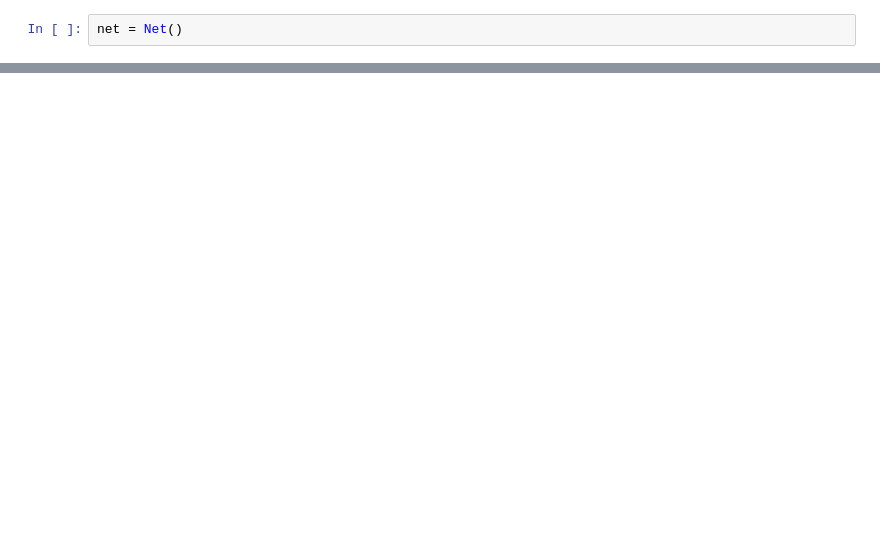
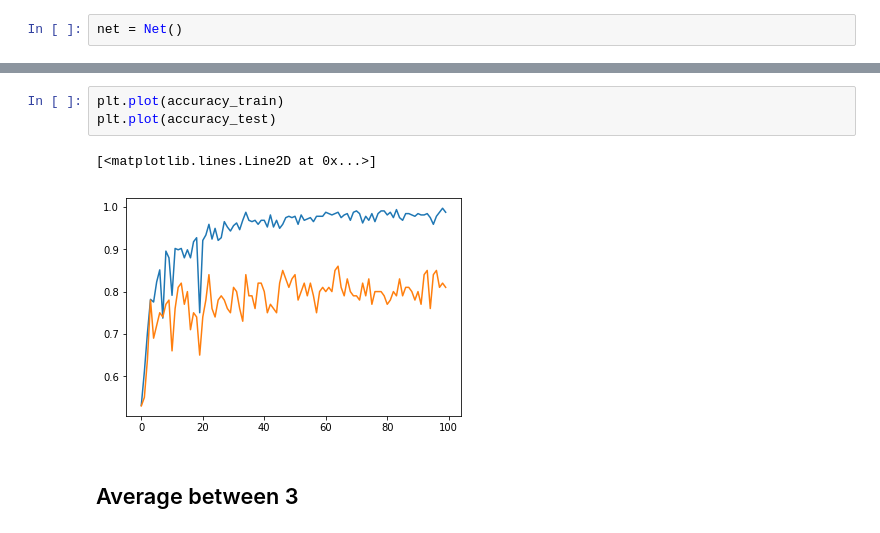
Before and after one commit to F-Salehi/Deep_Net_mini_project, a Jupyter notebook: CNN.ipynb, the cells around one changed output, grey strips where cells are left out. Cells and saved outputs as stored; diff of their text form; blank space fills up the shorter version.

```diff
--- a/CNN.ipynb
+++ b/CNN.ipynb
@@ -144,0 +245,8 @@ net = Net()
+# %%
+plt.plot(accuracy_train)
+plt.plot(accuracy_test)
+# %% [output]
+[<matplotlib.lines.Line2D at 0x...>]
+[figure, added]
+# %% [markdown]
+## Average between 3
```
Also changed, not shown: parts of 16 cells of this notebook.
